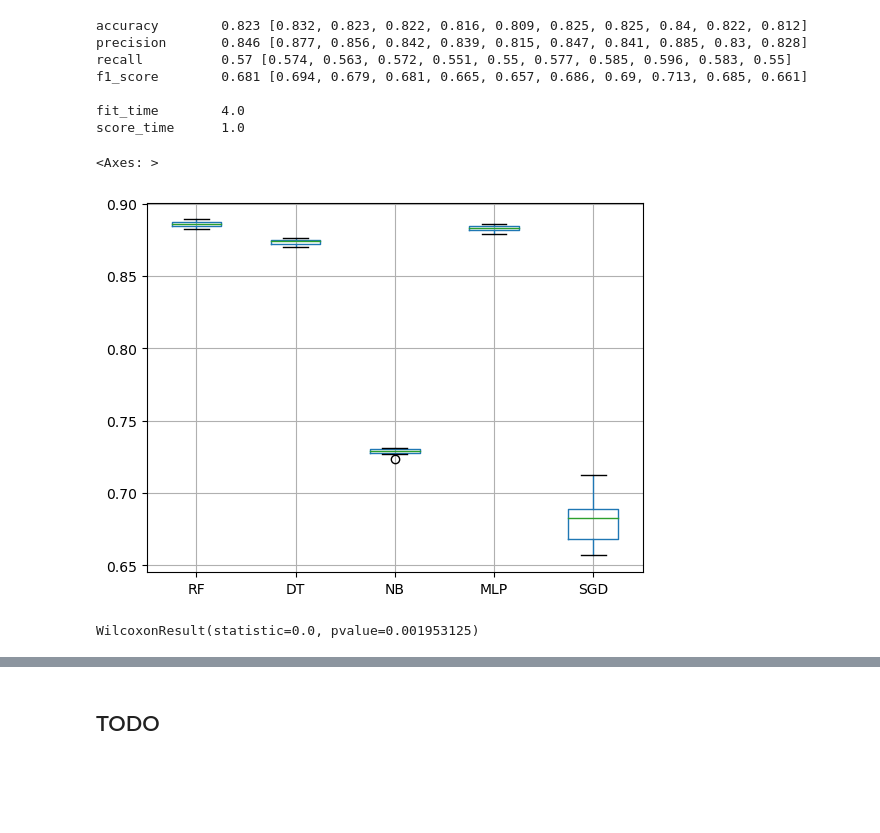
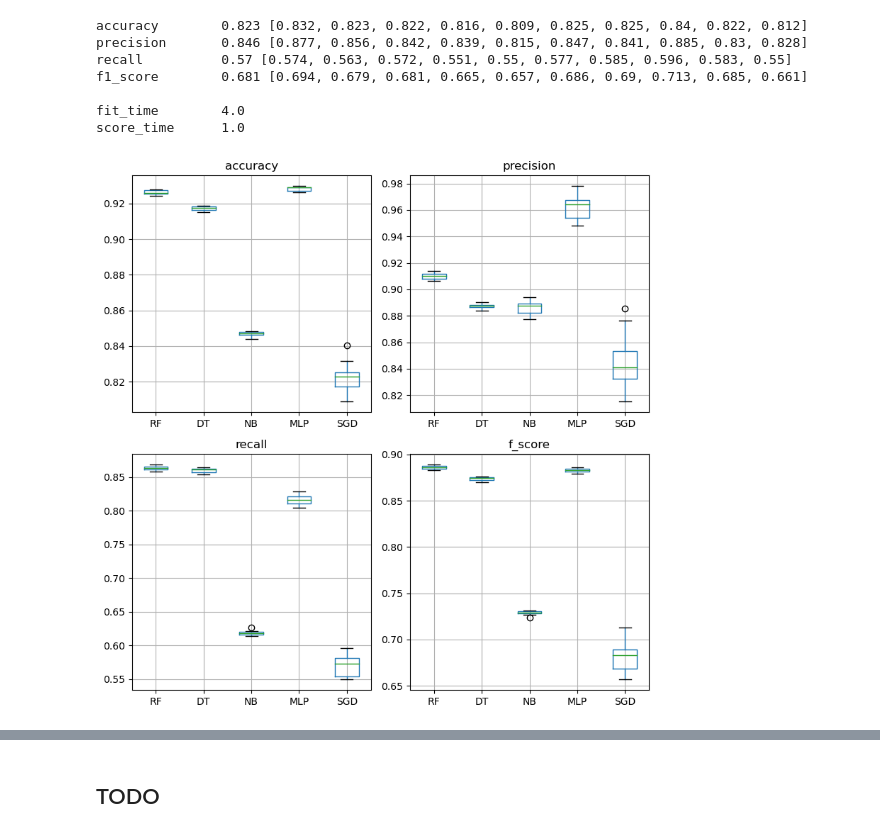
Before and after one commit to Metalcape/url-classifier, a Jupyter notebook: url-classifier.ipynb, the cells around one changed output, grey strips where cells are left out. Drawn from its saved outputs; the diff is of its cells as text; code cells hidden in the pictures; blank space fills up the shorter version.

```diff
--- a/url-classifier.ipynb
+++ b/url-classifier.ipynb
@@ -560,14 +560,23 @@ f1_score        0.681 [0.694, 0.679, 0.681, 0.665, 0.657, 0.686, 0.69, 0.713, 0.
 
 fit_time        4.0
 score_time      1.0
-# %%
-f_score = pd.DataFrame({'RF':RF_cross['test_f1_score'], 'DT': DT_cross['test_f1_score'], 'NB':NB_cross['test_f1_score'], 'MLP':MLP_cross['test_f1_score'], 'SGD':SGD_cross['test_f1_score']})
-f_score.boxplot()
-# %% [output]
-<Axes: >
-[figure, removed]
-# %%
-from scipy.stats import wilcoxon
-wilcoxon(f_score.RF,f_score.DT)
-# %% [output]
-WilcoxonResult(statistic=0.0, pvalue=0.001953125)
+# %%
+accuracy = pd.DataFrame({'RF':RF_cross['test_accuracy'], 'DT': DT_cross['test_accuracy'], 'NB':NB_cross['test_accuracy'], 'MLP':MLP_cross['test_accuracy'], 'SGD':SGD_cross['test_accuracy']})
+precision = pd.DataFrame({'RF':RF_cross['test_precision'], 'DT': DT_cross['test_precision'], 'NB':NB_cross['test_precision'], 'MLP':MLP_cross['test_precision'], 'SGD':SGD_cross['test_precision']})
+recall = pd.DataFrame({'RF':RF_cross['test_recall'], 'DT': DT_cross['test_recall'], 'NB':NB_cross['test_recall'], 'MLP':MLP_cross['test_recall'], 'SGD':SGD_cross['test_recall']})
+f_score = pd.DataFrame({'RF':RF_cross['test_f1_score'], 'DT': DT_cross['test_f1_score'], 'NB':NB_cross['test_f1_score'], 'MLP':MLP_cross['test_f1_score'], 'SGD':SGD_cross['test_f1_score']})
+
+metrics = [accuracy, precision, recall, f_score]
+titles = ['accuracy', 'precision', 'recall', 'f_score']
+fig, axes = plt.subplots(nrows=2, ncols=2, figsize=(8, 8))
+for i, metric in enumerate(metrics):
+    row = i // 2
+    col = i % 2
+    ax = axes[row, col]
+    bars = metric.boxplot(ax=ax, rot=0)
+    ax.set_title(titles[i])
+
+plt.tight_layout()
+plt.show()
+# %% [output]
+[figure, added]
```
Also changed, not shown: parts of 6 cells of this notebook.
